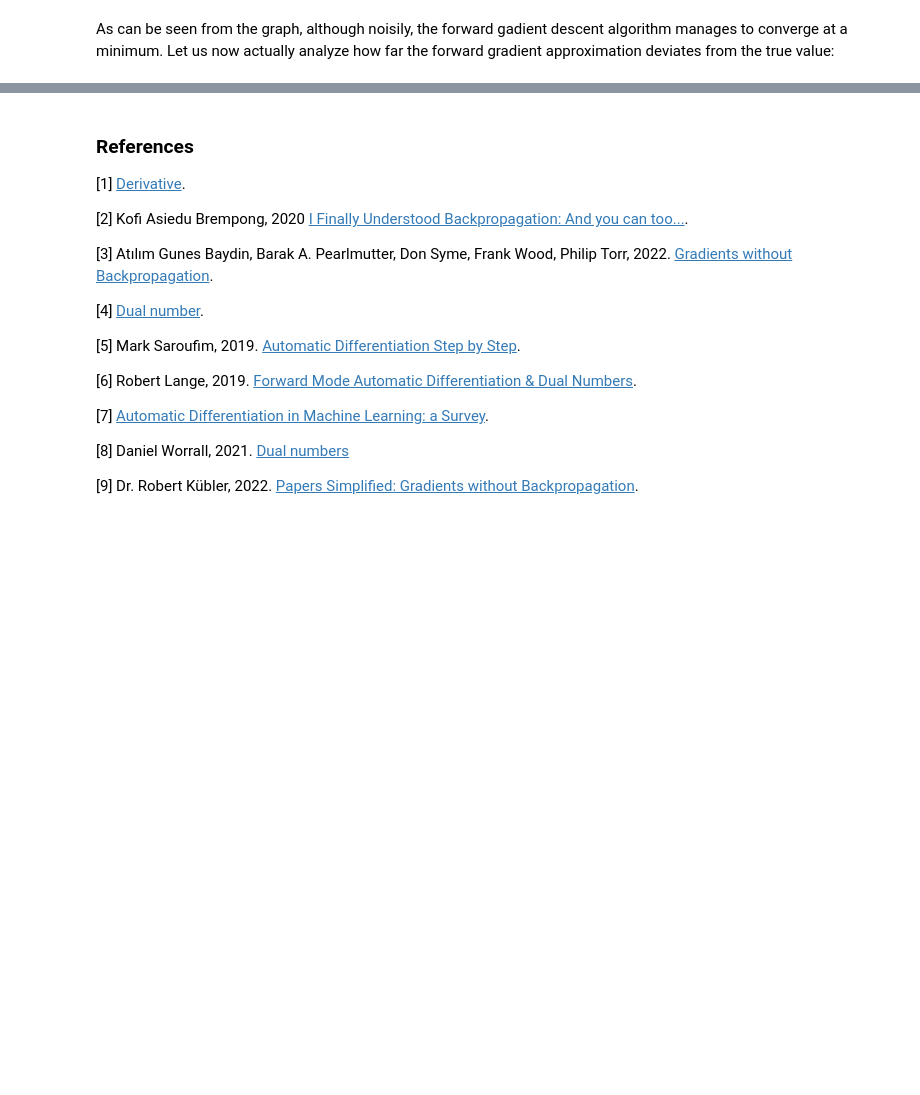
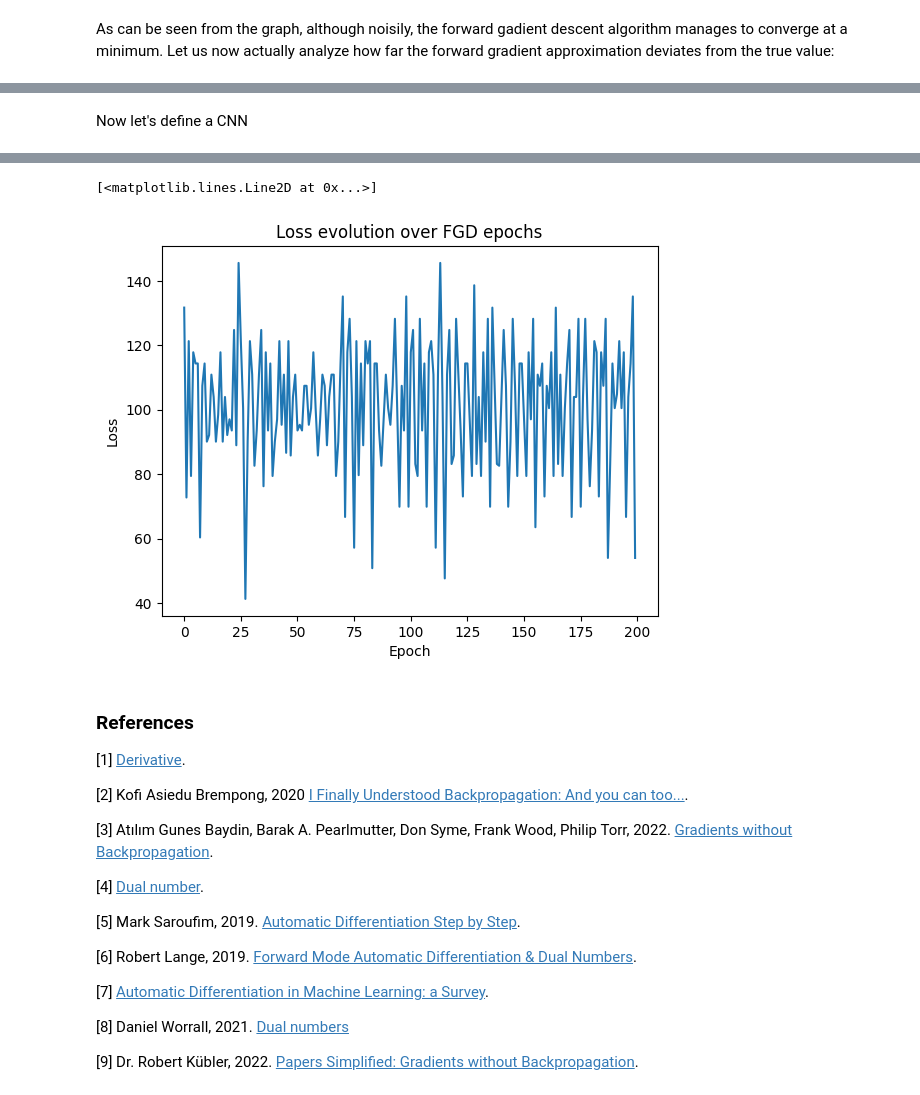
Before and after one commit to luigi-ga/GradientsWithoutBackpropagation, a Jupyter notebook: fwdgrad.ipynb, the cells around one changed output, grey strips where cells are left out. Saved outputs shown, nothing was run; the diff lists cells and outputs as text; code cells hidden in the pictures; blank space fills up the shorter version.

Commit message:
changed dataset, first test of fwdgrad on a FNN. Poor results

```diff
--- a/fwdgrad.ipynb
+++ b/fwdgrad.ipynb
@@ -163,0 +146,14 @@ def loss_fn(params, model, x, t, num_classes):
+# %% [markdown]
+Now let's define a CNN
+# %%
+# Define the neural network
+class Net(nn.Module):
+    def __init__(self, input_size, output_size):
+        super(Net, self).__init__()
+        self.fc1 = nn.Linear(input_size, 10)
+        self.fc2 = nn.Linear(10, output_size)
+
+    def forward(self, x):
+        x = F.relu(self.fc1(x))
+        x = self.fc2(x)
+        return x
@@ -164,26 +179,42 @@ def loss_fn(params, model, x, t, num_classes):
+# %%
+model = Net(input_size=4, output_size=3)
+l_rate = 1e-1
+num_epochs = 50
+num_classes = 3
 # %%
-net = LeNet()
-criterion = nn.CrossEntropyLoss()
-lr = 0.001
+# Initialize empty loss list (to plot losses over epochs)
+losses = list()
 
-# Get the functional version of the model with functorch
-fmodel, params = functorch.make_functional(net)
+with torch.no_grad():
+    # Get the functional version of the model with functorch
+    func, params = functorch.make_functional(model)
 
-# Train the network
-num_epochs = 10
-for epoch in range(num_epochs):
-    for i, data in enumerate(train_dataloader):
-        inputs, labels = data
+    # Train the network with FGD (forward Gradient Descent)
+    for epoch in range(num_epochs):
+        for i, (inputs, labels) in enumerate(train_dataloader):
+            # Create callable CE function
+            f = functools.partial(stable_cross_entropy, func=func, x=inputs, t=labels)
 
-        v = tuple([torch.randn_like(p) for p in params])
+            # Sample perturbation (for each parameter of the model)
+            v_params = tuple([torch.randn_like(p) for p in params])
 
-        # Forward AD
-        loss, jvp = functorch.jvp(loss_fn(params, net, inputs, labels, len(train_dataset.classes)), (tuple(params),), (v,))
+            # Forward AD
+            loss, jvp = functorch.jvp(f, (tuple(params),), (v_params,))
+            losses.append(loss)
 
-        # Parameters update
-        [p.sub_(lr * jvp * v_params[j]) for j, p in enumerate(params)]
+            # For each parameter
+            for j, p in enumerate(params):
+                # Compute forward gradient
+                g = jvp * v_params[j]
+                # Parameters update
+                p = p - l_rate * g
 
-        if i % 100 == 99: print(f'[Epoch {epoch}, Mini-batch {i}] loss: {loss}')
+        if epoch % 10 == 0: print(f'Epoch {epoch}, loss: {losses[-1]}')
 
-print('Finished Training')
+    print('Finished Training')
+
+plt.title("Loss evolution over FGD epochs")
+plt.xlabel("Epoch")
+plt.ylabel("Loss")
+plt.plot(losses)
 # %% [output]
@@ -191,3 +227,5 @@ TypeError: forward() takes 2 positional arguments but 3 were given
+[<matplotlib.lines.Line2D at 0x...>]
+[figure, added]
 # %% [markdown]
 ### References
 
```
Also changed, not shown: parts of 13 cells of this notebook, 8 other files.
